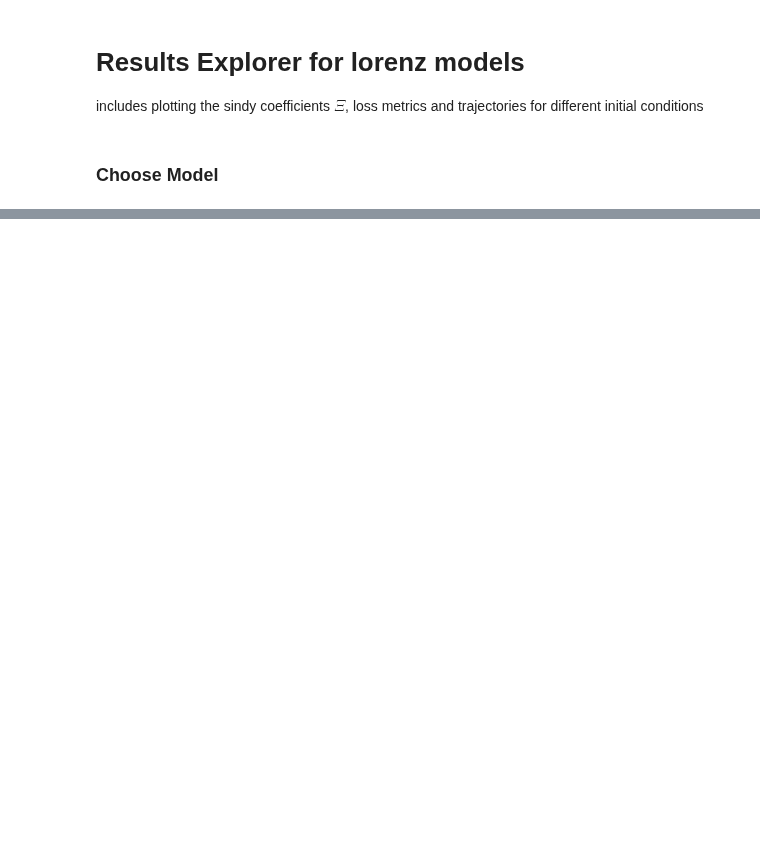
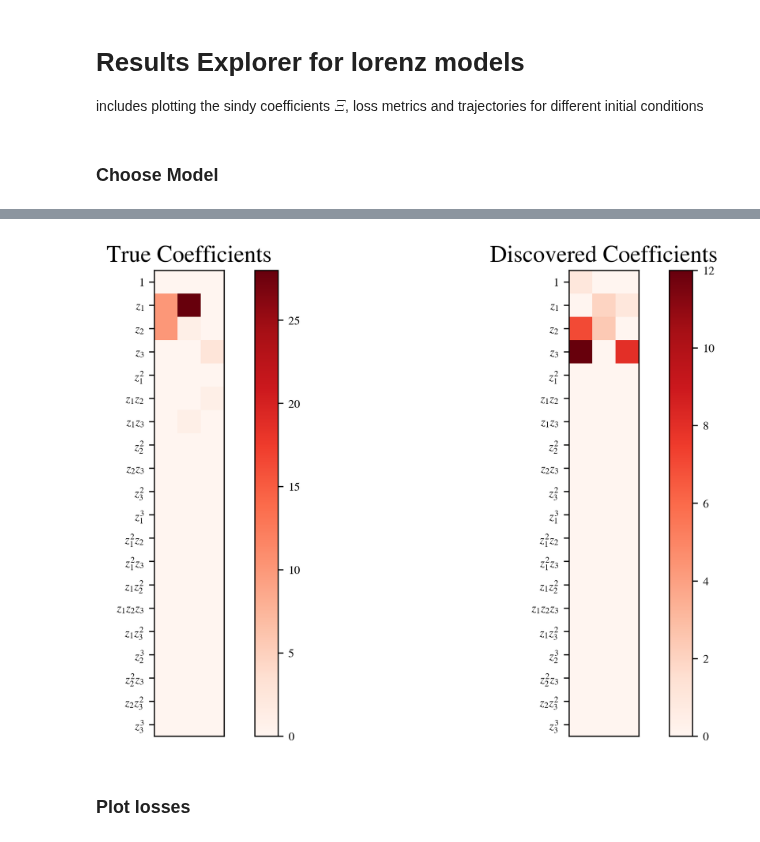
Before and after one commit to jonatanwins/Project-2-FYS5429, a Jupyter notebook: project_2/src/lorenz/lorenzResults.ipynb, the cells around one changed output, grey strips where cells are left out. Drawn from its saved outputs; the diff is of its cells as text; code cells hidden in the pictures; blank space fills up the shorter version.

```diff
--- a/project_2/src/lorenz/lorenzResults.ipynb
+++ b/project_2/src/lorenz/lorenzResults.ipynb
@@ -64,3 +139,17 @@ plot_sindy_coefficients(xi, library_hparams = library_hparams, save_path="xi_plo
+# %%
+#Currently this is assuming include_constant=True, include_sine=False, n_states=3, poly_order=3
+# Should look into generalizing this if we want to use it for all models
+
+true_xi = np.array([[0,0,0], [-10, 28,0], [10, -1, 0], [0, 0, -8/3], [0,0,0], [0,0,1], [0,-1,0]] + 13*[[0,0,0]])
+# %%
+from plot_utils.plot_xi import compare_sindy_coefficients
+
+plt.style.use("../plot_utils/plot_settings.mplstyle")
+compare_sindy_coefficients(true_xi, xi, library_hparams = library_hparams, save_path="xi_plot.png")
+# %% [output]
+[figure, added]
+# %% [markdown]
+### Plot losses
 # %%
 from plot_utils.metrics import RunMetrics # type: ignore -goofy linitng issue
 from plot_utils.plot_metrics import plot_metrics # type: ignore -goofy linitng issue
```
Also changed, not shown: parts of 9 cells of this notebook, 2 other files.
